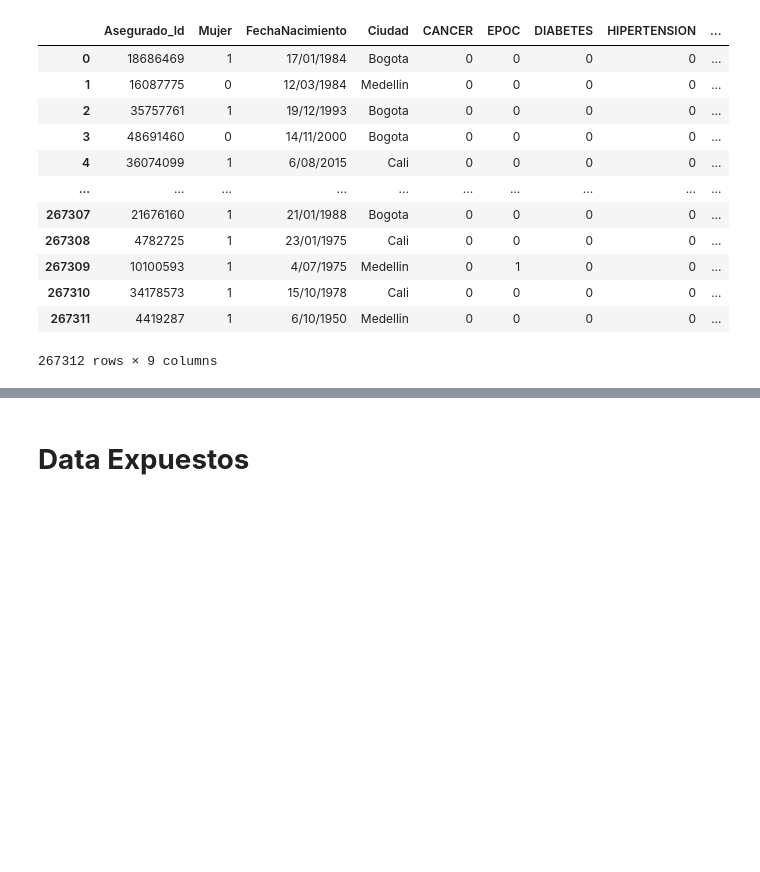
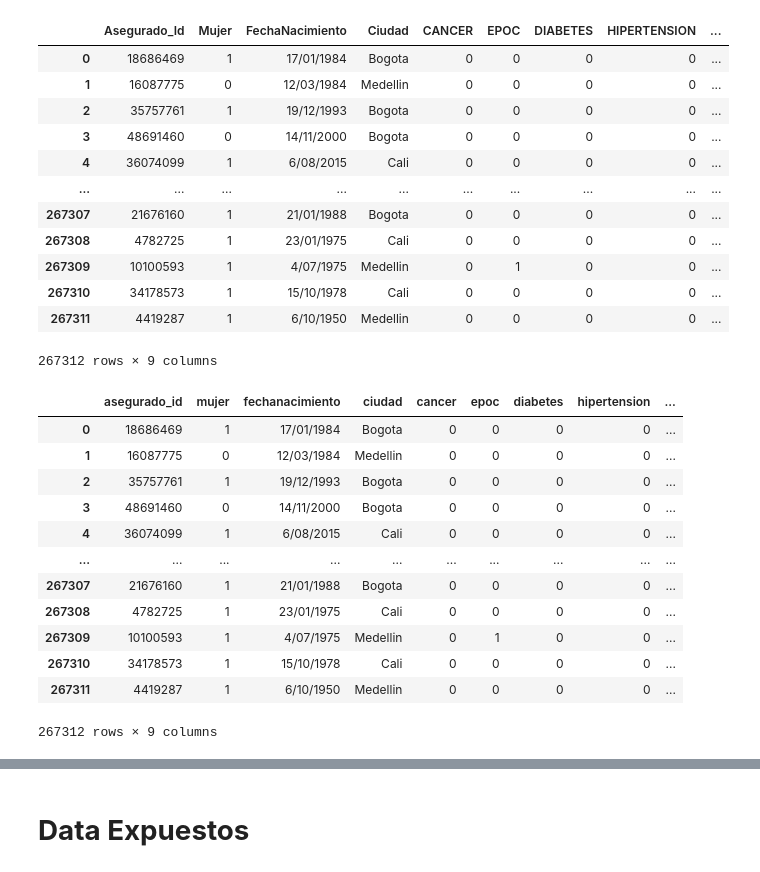
Before and after one commit to danielmancovidales/Aplicaciones-en-finanzas, a Jupyter notebook: Limpieza_y_transformacion.ipynb, the cells around one changed output, grey strips where cells are left out. Saved outputs shown, nothing was run; the diff lists cells and outputs as text; code cells hidden in the pictures; blank space fills up the shorter version.

```diff
--- a/Limpieza_y_transformacion.ipynb
+++ b/Limpieza_y_transformacion.ipynb
@@ -145,3 +145,21 @@ df_sociodemograficas
 | 267310 | 34178573 | 1 | 15/10/1978 | Cali | 0 | 0 | 0 | 0 | ... |
 | 267311 | 4419287 | 1 | 6/10/1950 | Medellin | 0 | 0 | 0 | 0 | ... |
 267312 rows × 9 columns
+# %%
+# Eliminar espacios o tabulaciones en los nombres de las columnas
+df_sociodemograficas.columns = df_sociodemograficas.columns.str.strip().str.lower()
+df_sociodemograficas
+# %% [output]
+|  | asegurado_id | mujer | fechanacimiento | ciudad | cancer | epoc | diabetes | hipertension | ... |
+| 0 | 18686469 | 1 | 17/01/1984 | Bogota | 0 | 0 | 0 | 0 | ... |
+| 1 | 16087775 | 0 | 12/03/1984 | Medellin | 0 | 0 | 0 | 0 | ... |
+| 2 | 35757761 | 1 | 19/12/1993 | Bogota | 0 | 0 | 0 | 0 | ... |
+| 3 | 48691460 | 0 | 14/11/2000 | Bogota | 0 | 0 | 0 | 0 | ... |
+| 4 | 36074099 | 1 | 6/08/2015 | Cali | 0 | 0 | 0 | 0 | ... |
+| ... | ... | ... | ... | ... | ... | ... | ... | ... | ... |
+| 267307 | 21676160 | 1 | 21/01/1988 | Bogota | 0 | 0 | 0 | 0 | ... |
+| 267308 | 4782725 | 1 | 23/01/1975 | Cali | 0 | 0 | 0 | 0 | ... |
+| 267309 | 10100593 | 1 | 4/07/1975 | Medellin | 0 | 1 | 0 | 0 | ... |
+| 267310 | 34178573 | 1 | 15/10/1978 | Cali | 0 | 0 | 0 | 0 | ... |
+| 267311 | 4419287 | 1 | 6/10/1950 | Medellin | 0 | 0 | 0 | 0 | ... |
+267312 rows × 9 columns
```
Also changed, not shown: parts of 16 cells of this notebook.
